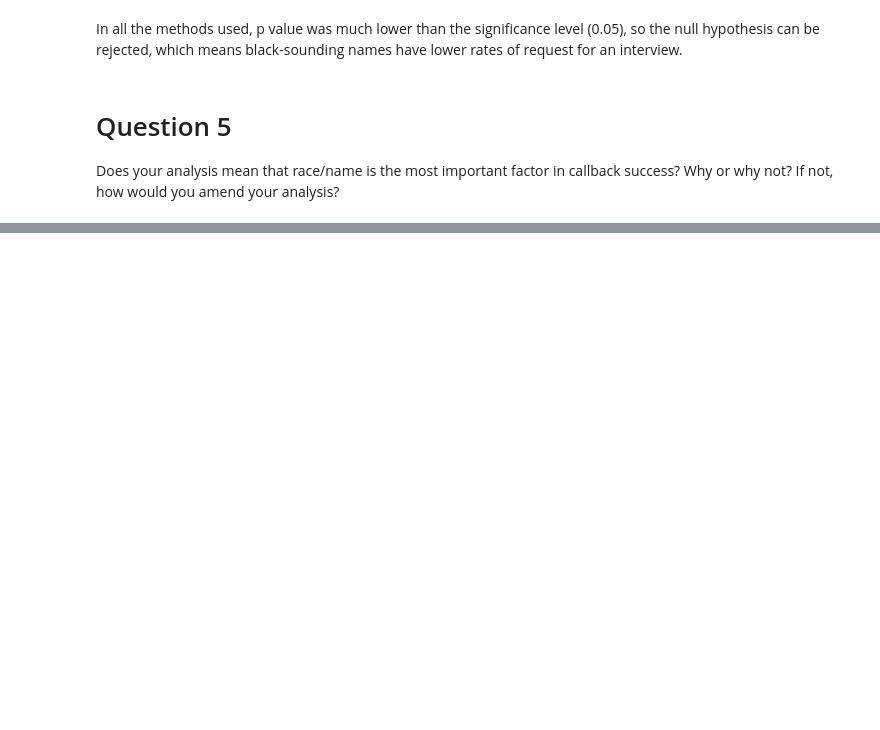
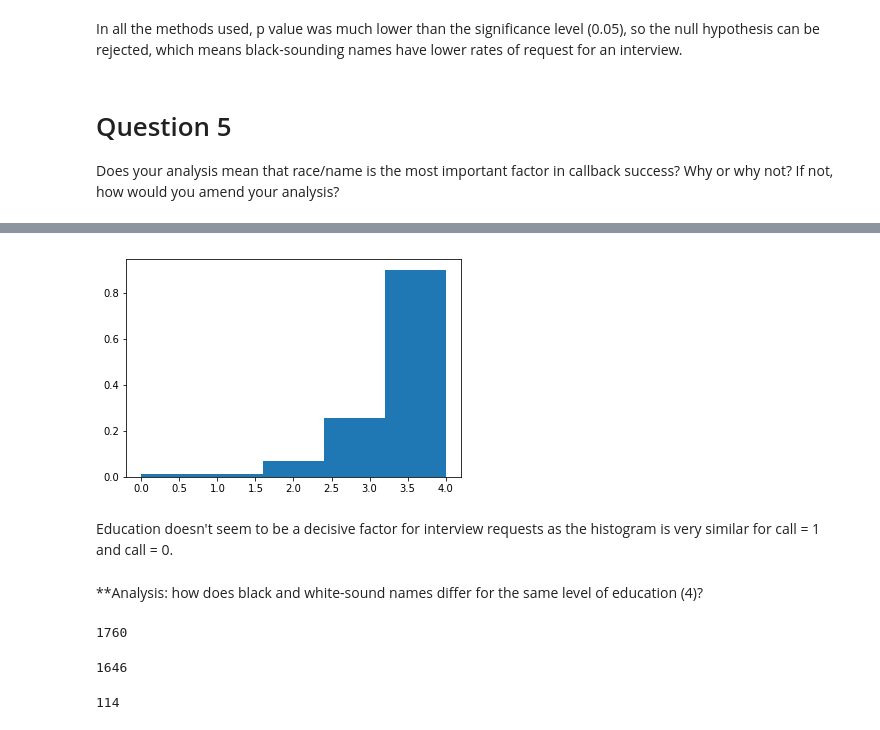
Before and after one commit to tpancier/Springboard_code, a Jupyter notebook: inferential_statistics_exercise_2.ipynb, the cells around one changed output, grey strips where cells are left out. Cells and saved outputs as stored; diff of their text form; code cells hidden in the pictures; blank space fills up the shorter version.

```diff
--- a/inferential_statistics_exercise_2.ipynb
+++ b/inferential_statistics_exercise_2.ipynb
@@ -321,0 +334,21 @@ Discuss this question with Andrei
+# %%
+plt.hist(call0_edu, normed=True, bins=5)
+plt.show()
+# %% [output]
+[figure, added]
+# %% [markdown]
+Education doesn't seem to be a decisive factor for interview requests as the histogram is very similar for call = 1 and call = 0.
+# %% [markdown]
+**Analysis: how does black and white-sound names differ for the same level of education (4)?
+# %%
+b[b.education == 4].shape[0]
+# %% [output]
+1760
+# %%
+b[(b.education == 4) & (b.call == 0)].shape[0]
+# %% [output]
+1646
+# %%
+b[(b.education == 4) & (b.call == 1)].shape[0]
+# %% [output]
+114
```
Also changed, not shown: parts of 30 cells of this notebook.
